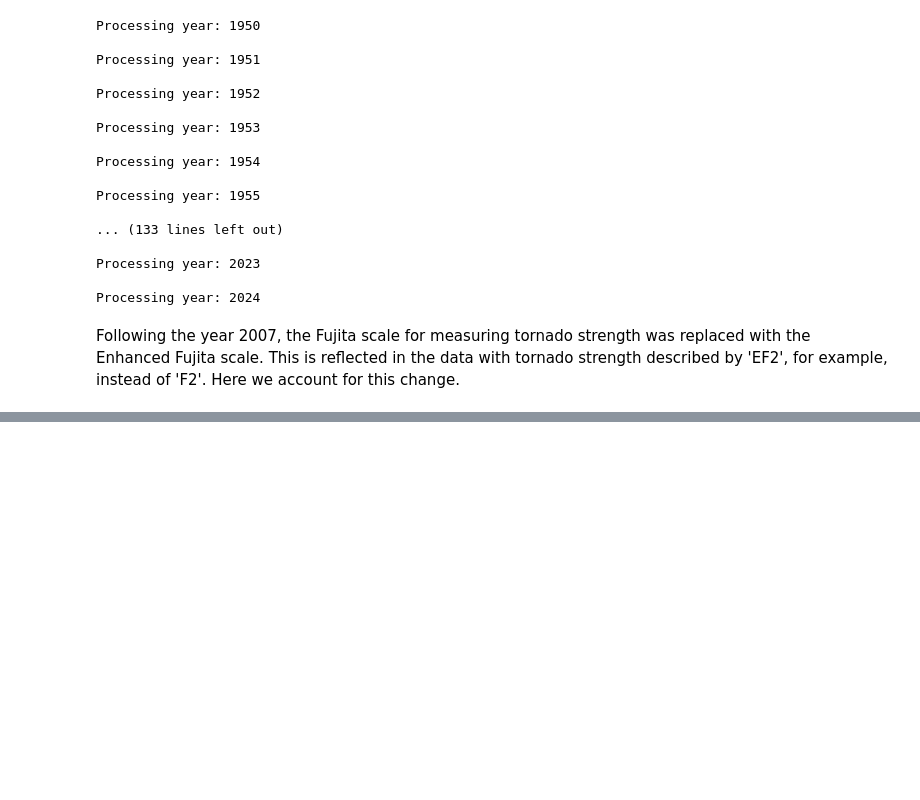
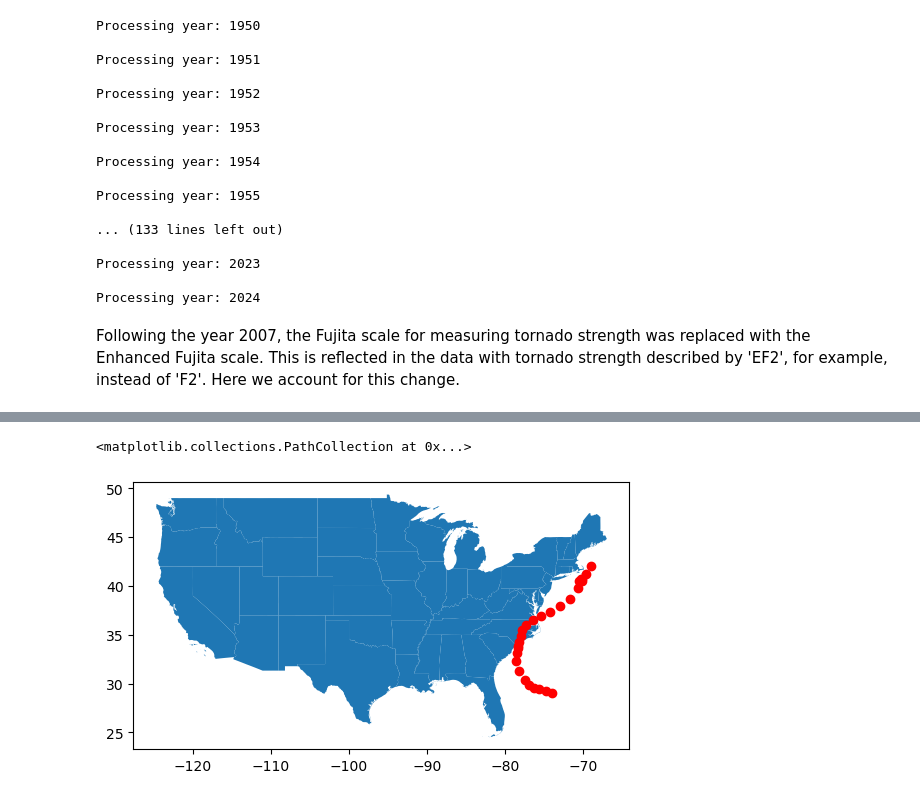
Before and after one commit to matthewdannenberg/not_in_kansas_anymore, a Jupyter notebook: tornado_data_download.ipynb, the cells around one changed output, grey strips where cells are left out. Cells and saved outputs as stored; diff of their text form; code cells hidden in the pictures; blank space fills up the shorter version.

Commit message:
Added code to filter out tornadoes which arise from hurricanes to tornado_data_download

```diff
--- a/tornado_data_download.ipynb
+++ b/tornado_data_download.ipynb
@@ -42,7 +44,7 @@ for year in range(1950, 2025):
     if 'event_id' not in df_details.columns:
         continue
 
-    if year >= 1950 and year <= 2007:
+    if year >= 1950 and year < 2007:
         f_list = ['F0', 'F1', 'F2', 'F3', 'F4', 'F5']
     else:
         f_list = ['EF0', 'EF1', 'EF2', 'EF3', 'EF4', 'EF5']
@@ -58,7 +60,8 @@ for year in range(1950, 2025):
 
 
     df_tornadoes['year'] = year
-    all_years_data.append(df_tornadoes[['state', 'begin_lat', 'begin_lon', 'tor_f_scale', 'year']])
+    df_tornadoes['month'] = df_tornadoes['begin_yearmonth'] % 100
+    all_years_data.append(df_tornadoes[['state', 'begin_lat', 'begin_lon', 'tor_f_scale', 'begin_day', 'month', 'year']])
 
 
 combined_df = pd.concat(all_years_data, ignore_index=True)
@@ -70,7 +73,8 @@ def year_to_bin(y):
 combined_df['year_bin'] = combined_df['year'].apply(year_to_bin)
 
 
-#binned_summary = combined_df.groupby(['year_bin', 'state', 'begin_lat', 'begin_lon', 'tor_f_scale']) \
+#binned_summary = combined_df.groupby(['year_bin', 'state', 'begin_lat', 'begin
+# _lon', 'tor_f_scale']) \
 #                            .size().reset_index(name='count')
 
 
@@ -122,0 +274,4 @@ combined_df.to_csv('all_tornadoes.csv')
+# %%
+states = gpd.read_file('cb_2024_us_state_5m.zip')
+states_to_remove = ['VI', 'MP', 'AK','HI','PR','AS', 'GU']
+states = states[~states['STUSPS'].isin(states_to_remove)]
@@ -122,0 +298,10 @@ combined_df.to_csv('all_tornadoes.csv')
+# %%
+storm = 206
+
+states.plot()
+xs = [thing[1] for thing in hurricane_trails[storm][3]]
+ys = [thing[0] for thing in hurricane_trails[storm][3]]
+plt.scatter(xs,ys,c='red')
+# %% [output]
+<matplotlib.collections.PathCollection at 0x...>
+[figure, added]
```
Also changed, not shown: parts of 15 cells of this notebook.
